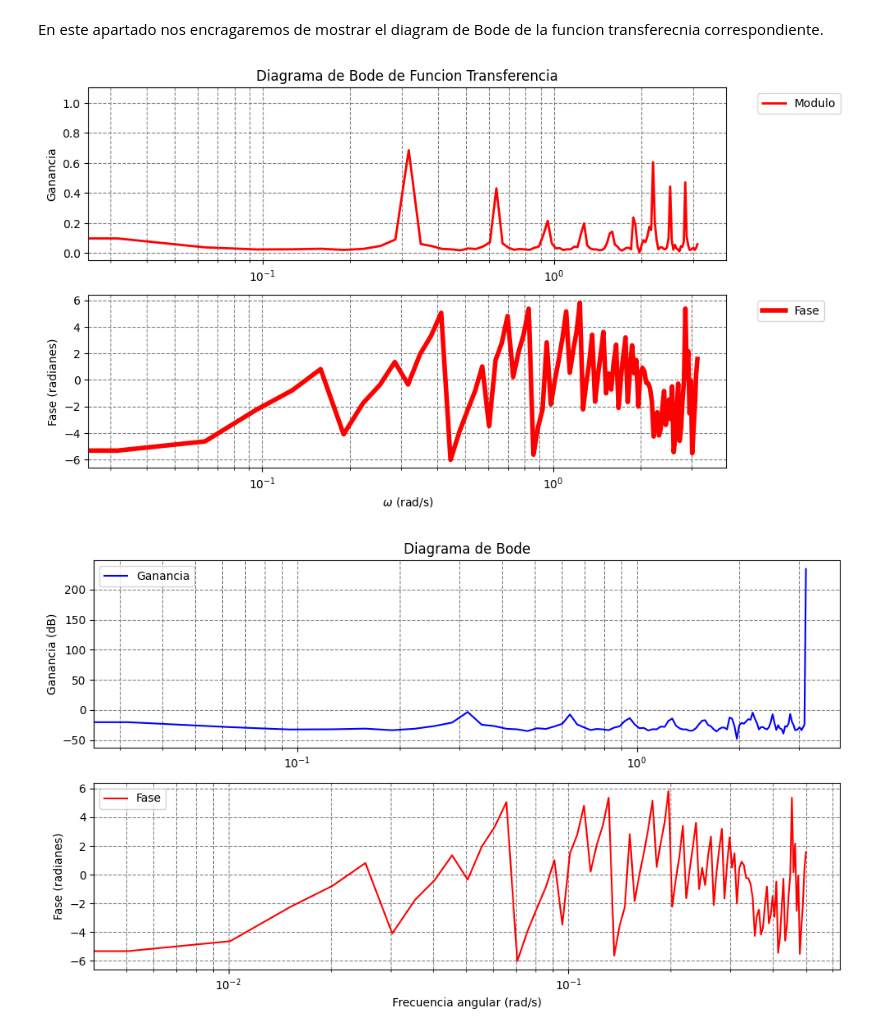
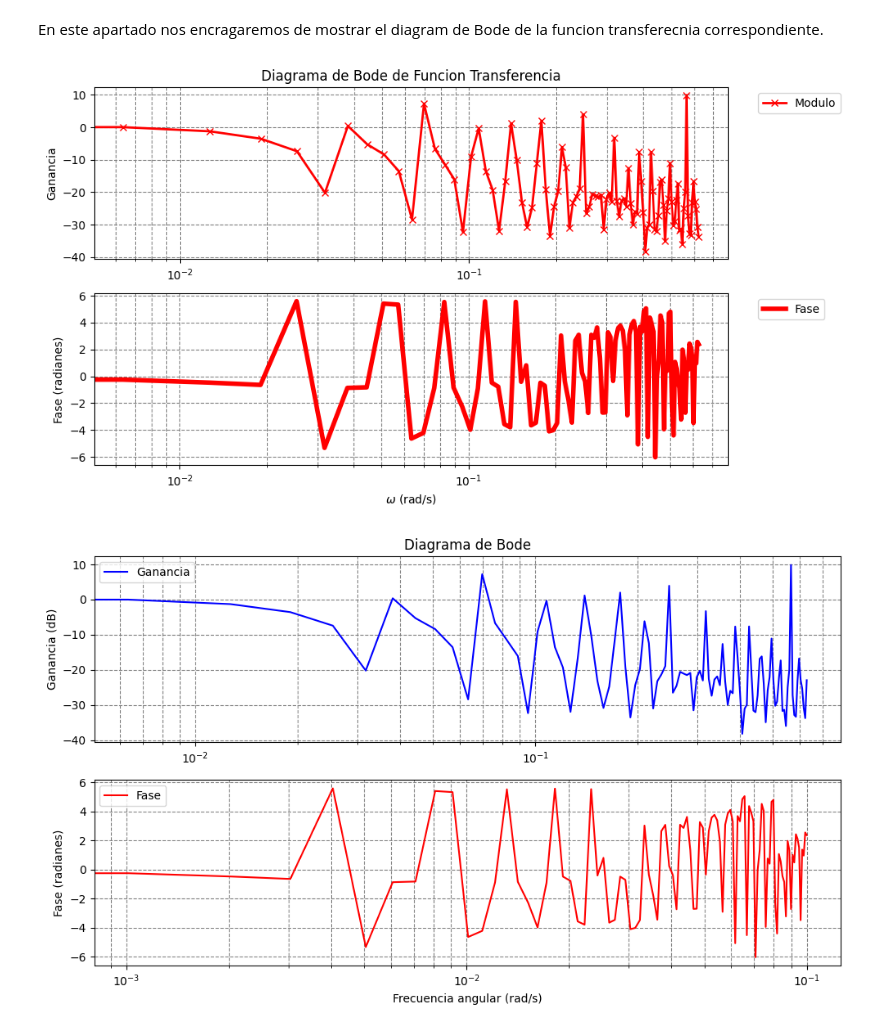
Before and after one commit to WetZap/Practicas-Circuitos, a Jupyter notebook: Practicas/Sesion 5/QuintaSesion.ipynb, the cells around one changed output. Drawn from its saved outputs; the diff is of its cells as text; code cells hidden in the pictures.

```diff
--- a/Practicas/Sesion 5/QuintaSesion.ipynb
+++ b/Practicas/Sesion 5/QuintaSesion.ipynb
@@ -474,7 +474,7 @@ def Fourier(v,t,f):
         if j != 0 and j != len(t)-1:
             IncrementoT = (t[j+1]-t[j-1])/2
             suma += v[j] * IncrementoT * np.exp(-1.0j * k * 2 * np.pi * np.abs(f))
-    return suma/N # Normalizamos el resultado
+    return suma# Normalizamos el resultado
 # %% [markdown]
 ---
 <h1 style="text-align: center;">[P5.C7]</h1>
@@ -591,7 +591,7 @@ ModuloFuente = []
 FaseFuncionCondensador = []
 FaseFuente = []
 
-frec = np.linspace(0,0.5,100)
+frec = np.linspace(0,0.1,100)
 
 for i in Tiempo:
     VoltajeFuenteLista.append(FuncionVoltageFuente(i))
@@ -617,7 +617,7 @@ for i in FourierVoltajeFuente:
 # %% [markdown]
 En este apartado nos encragaremos de mostrar el diagram de Bode de la funcion transferecnia correspondiente.
 # %%
-
+PosProble = 0
 Ganancia = []
 Fase = []
 FrecuenciaAngu = []
@@ -625,7 +625,7 @@ FrecuenciaAnguModulo = []
 FrecuenciaAngularPlotear =[]
 for i in frec:
     FrecuenciaAngu.append(2*np.pi*i)
-"""
+
 j = 0
 for i in ModuloFuncionCondensador:
     #Ganancia.append(i/ModuloFuente[j])
@@ -639,42 +639,44 @@ for i in ModuloFuncionCondensador:
 j = 0
 for i in FaseFuncionCondensador:
     if FaseFuente[j] != 0:
-        Fase.append(i / FaseFuente[j])
+        Fase.append(i - FaseFuente[j])
     else:
         Fase.append(0)
     j += 1
     """
 Ganancia = [(mf / mf_in) for mf, mf_in in zip(ModuloFuncionCondensador, ModuloFuente)]
 
 Fase = [fase_out - fase_in for fase_out, fase_in in zip(FaseFuncionCondensador, FaseFuente)]
+    """
+FrecuenciaAnguModulo = FrecuenciaAngu.copy()
 
 Ganancia.remove(Ganancia[-1])
-FrecuenciaAnguModulo = FrecuenciaAngu.copy()
+
 FrecuenciaAnguModulo.remove(FrecuenciaAngu[-1])
 
 
 # Graficar el diagrama de  Bode - Ganancia
 plt.figure(figsize=(10, 6))
 plt.subplot(2, 1, 1)
 #plt.plot(frec, Ganancia,label="Ajuste Teórica",color="red",lw=4)  # Gráfica semilogarítmica
-plt.semilogx(FrecuenciaAnguModulo, Ganancia,label="Modulo",color="red",lw=2)  # Gráfica semilogarítmica
+plt.semilogx(FrecuenciaAnguModulo, Ganancia,label="Modulo",color="red",lw=2,marker = "x")  # Gráfica semilogarítmica
 
 plt.title(r"Diagrama de Bode de Funcion Transferencia")
 plt.ylabel("Ganancia")
 plt.legend(bbox_to_anchor=(1.04, 1), loc="upper left")
 plt.grid(True, which="both", linestyle="--", color="gray")
 
 # Graficar el Bode - Fase (radianes)
 plt.subplot(2, 1, 2)
 plt.semilogx(FrecuenciaAngu, Fase,label="Fase",color="red",lw=4)  # Gráfica semilogarítmica
 plt.ylabel("Fase (radianes)")
 plt.xlabel(r"$\omega $ (rad/s)")
 plt.grid(True, which="both", linestyle="--", color="gray")
 plt.legend(bbox_to_anchor=(1.04, 1), loc="upper left")
 
 plt.show()
 # %% [output]
-[figure, old version]
+[figure, new version]
 # %%
 Ganancia = []
 Fase = []
@@ -722,4 +724,4 @@ plt.legend()
 plt.tight_layout()
 plt.show()
 # %% [output]
-[figure, old version]
+[figure, new version]
```
Also changed, not shown: parts of 1 cell of this notebook.
